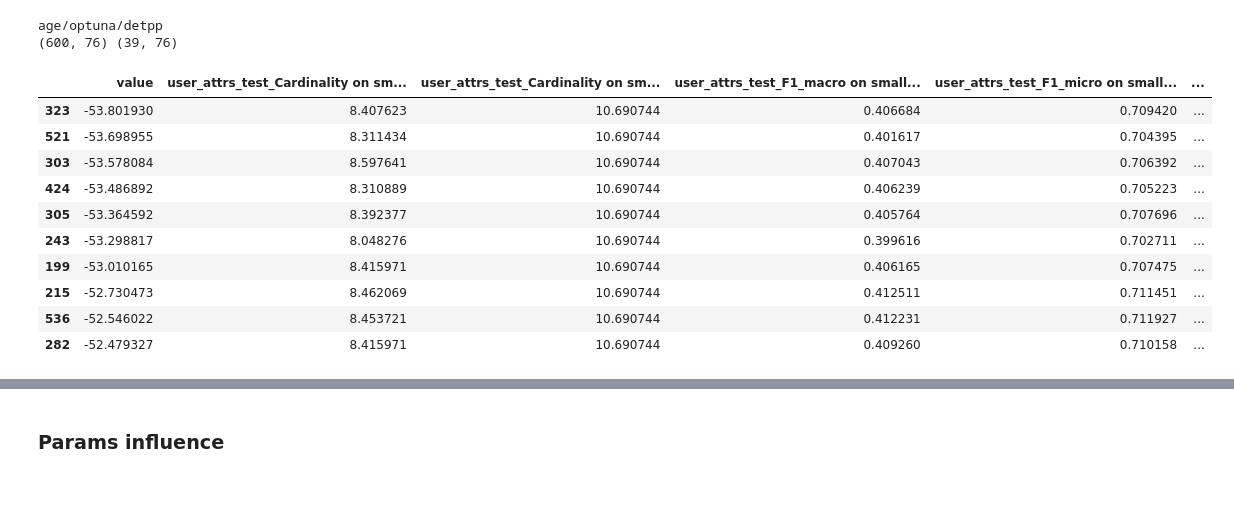
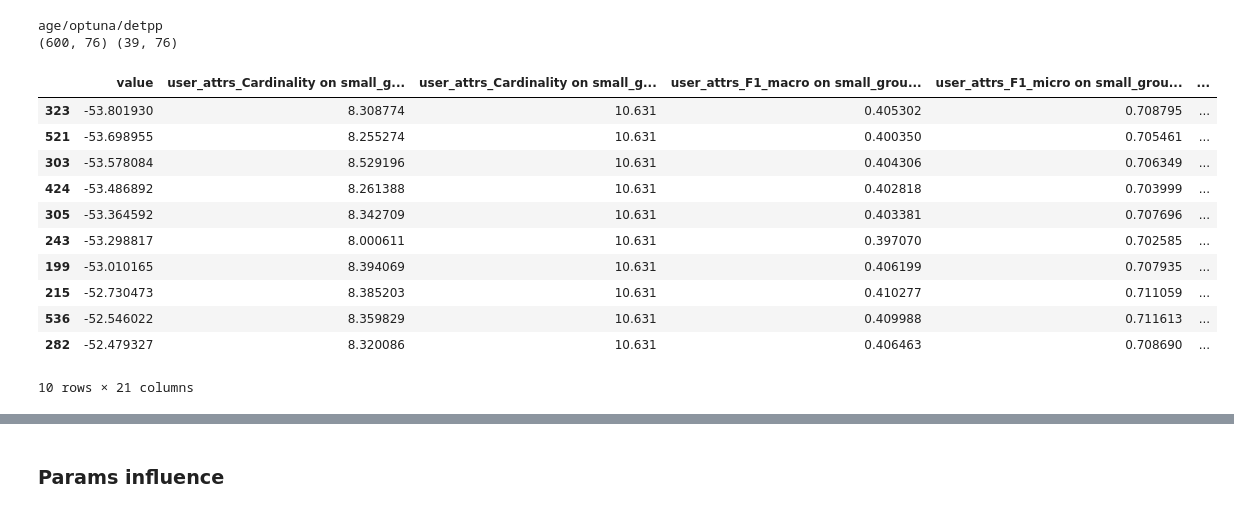
Before and after one commit to xaosina/transaction-generation, a Jupyter notebook: notebooks/analysis_param.ipynb, the cells around one changed output, grey strips where cells are left out. Saved outputs shown, nothing was run; the diff lists cells and outputs as text; code cells hidden in the pictures.

```diff
--- a/notebooks/analysis_param.ipynb
+++ b/notebooks/analysis_param.ipynb
@@ -72,35 +73,35 @@ k = -1
 # %%
 datasets = ["alphabattle_small", "age"]
 methods = ["vae", "detpp"]
 token_modes = [False, True]
 k += 1
 full_product = list(product(datasets, methods, token_modes))
 dataset, method, token_mode = full_product[k % len(full_product)]
 
 path = f"{dataset}/{'1to1/optuna' if token_mode else 'optuna'}/{method}"
 print(path)
 df, study, col_user, col_params = prepare_data(path)
 
 print(df.shape, df[~df["value"].isna()].shape)
-test_cols = [col for col in col_user if ("mean" in col) and ("test" in col)]
+test_cols = [col for col in col_user if ("mean" in col) and ("test" not in col)]
 # test_cols = [col for col in test_cols if ("F1" in col) or ("Cardinality" in col)]
 # par = [col for col in col_user + col_params if "BetaScheduler" in col]
 # test_loss = "user_attrs_test_loss_mean"
 sorted_df = df[~df["value"].isna()].sort_values("value")
 best_run = sorted_df.iloc[-1].name
-get_run(path, best_run, dataset, method, token_mode, True)
 sorted_df[["value"] + test_cols][-10:]
 # %% [output]
 age/optuna/detpp
 (600, 76) (39, 76)
-|  | value | user_attrs_test_Cardinality on sm... | user_attrs_test_Cardinality on sm... | user_attrs_test_F1_macro on small... | user_attrs_test_F1_micro on small... | ... |
-| 323 | -53.801930 | 8.407623 | 10.690744 | 0.406684 | 0.709420 | ... |
-| 521 | -53.698955 | 8.311434 | 10.690744 | 0.401617 | 0.704395 | ... |
-| 303 | -53.578084 | 8.597641 | 10.690744 | 0.407043 | 0.706392 | ... |
-| 424 | -53.486892 | 8.310889 | 10.690744 | 0.406239 | 0.705223 | ... |
-| 305 | -53.364592 | 8.392377 | 10.690744 | 0.405764 | 0.707696 | ... |
-| 243 | -53.298817 | 8.048276 | 10.690744 | 0.399616 | 0.702711 | ... |
-| 199 | -53.010165 | 8.415971 | 10.690744 | 0.406165 | 0.707475 | ... |
-| 215 | -52.730473 | 8.462069 | 10.690744 | 0.412511 | 0.711451 | ... |
-| 536 | -52.546022 | 8.453721 | 10.690744 | 0.412231 | 0.711927 | ... |
-| 282 | -52.479327 | 8.415971 | 10.690744 | 0.409260 | 0.710158 | ... |
+|  | value | user_attrs_Cardinality on small_g... | user_attrs_Cardinality on small_g... | user_attrs_F1_macro on small_grou... | user_attrs_F1_micro on small_grou... | ... |
+| 323 | -53.801930 | 8.308774 | 10.631 | 0.405302 | 0.708795 | ... |
+| 521 | -53.698955 | 8.255274 | 10.631 | 0.400350 | 0.705461 | ... |
+| 303 | -53.578084 | 8.529196 | 10.631 | 0.404306 | 0.706349 | ... |
+| 424 | -53.486892 | 8.261388 | 10.631 | 0.402818 | 0.703999 | ... |
+| 305 | -53.364592 | 8.342709 | 10.631 | 0.403381 | 0.707696 | ... |
+| 243 | -53.298817 | 8.000611 | 10.631 | 0.397070 | 0.702585 | ... |
+| 199 | -53.010165 | 8.394069 | 10.631 | 0.406199 | 0.707935 | ... |
+| 215 | -52.730473 | 8.385203 | 10.631 | 0.410277 | 0.711059 | ... |
+| 536 | -52.546022 | 8.359829 | 10.631 | 0.409988 | 0.711613 | ... |
+| 282 | -52.479327 | 8.320086 | 10.631 | 0.406463 | 0.708690 | ... |
+10 rows × 21 columns
```
Also changed, not shown: parts of 8 cells of this notebook, 11 other files.
